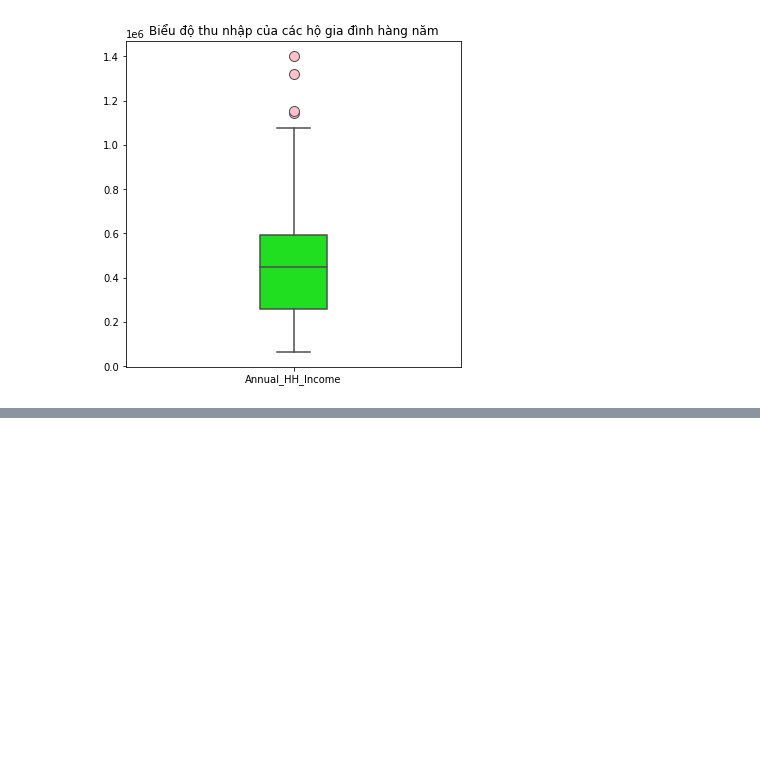
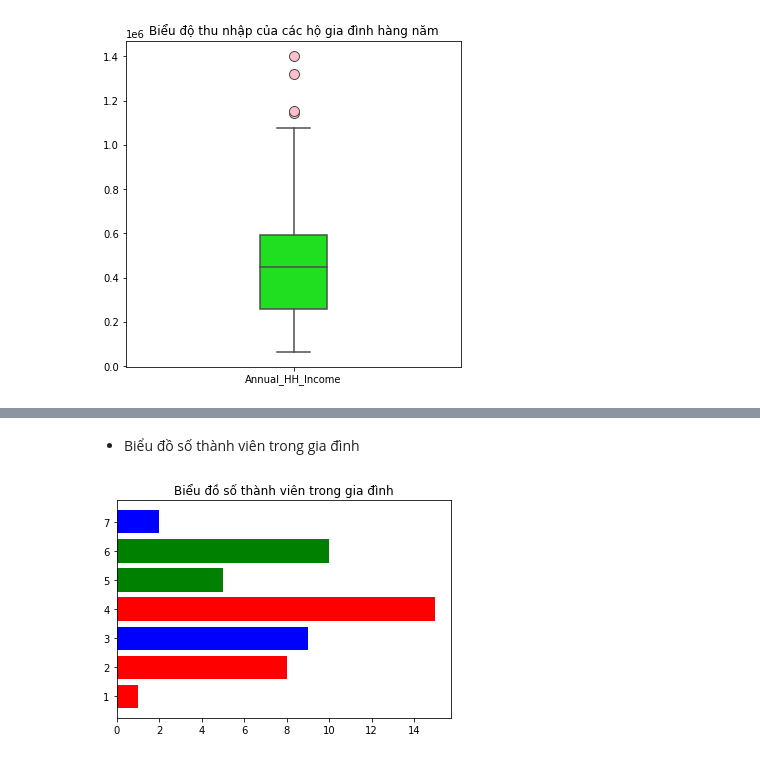
Before and after one commit to lmquann/DoAnPTDLPython2022, a Jupyter notebook: DOAN_ThongKeMoTa.ipynb, the cells around one changed output, grey strips where cells are left out. Cells and saved outputs as stored; diff of their text form; code cells hidden in the pictures; blank space fills up the shorter version.

```diff
--- a/DOAN_ThongKeMoTa.ipynb
+++ b/DOAN_ThongKeMoTa.ipynb
@@ -195,0 +217,6 @@ his("Annual_HH_Income", "Biểu độ thu nhập của các hộ gia đình hàn
+# %% [markdown]
++ Biểu đồ số thành viên trong gia đình
+# %%
+barplot("No_of_Fly_Members", "Biểu đồ số thành viên trong gia đình")
+# %% [output]
+[figure, added]
```
Also changed, not shown: parts of 40 cells of this notebook.
